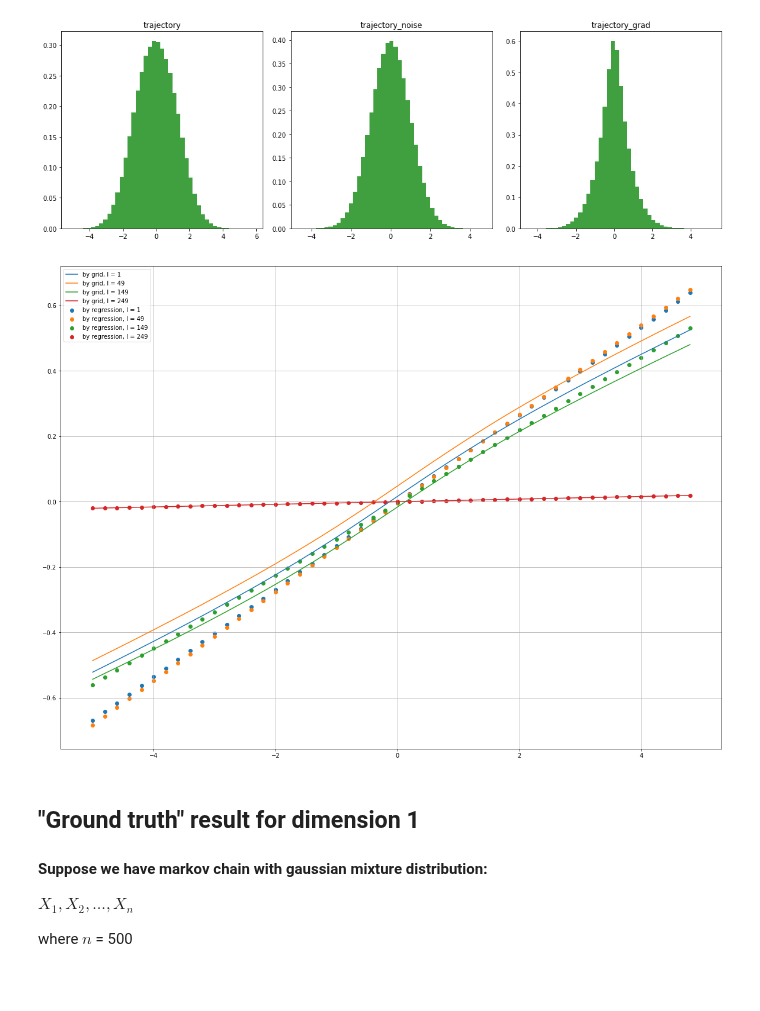
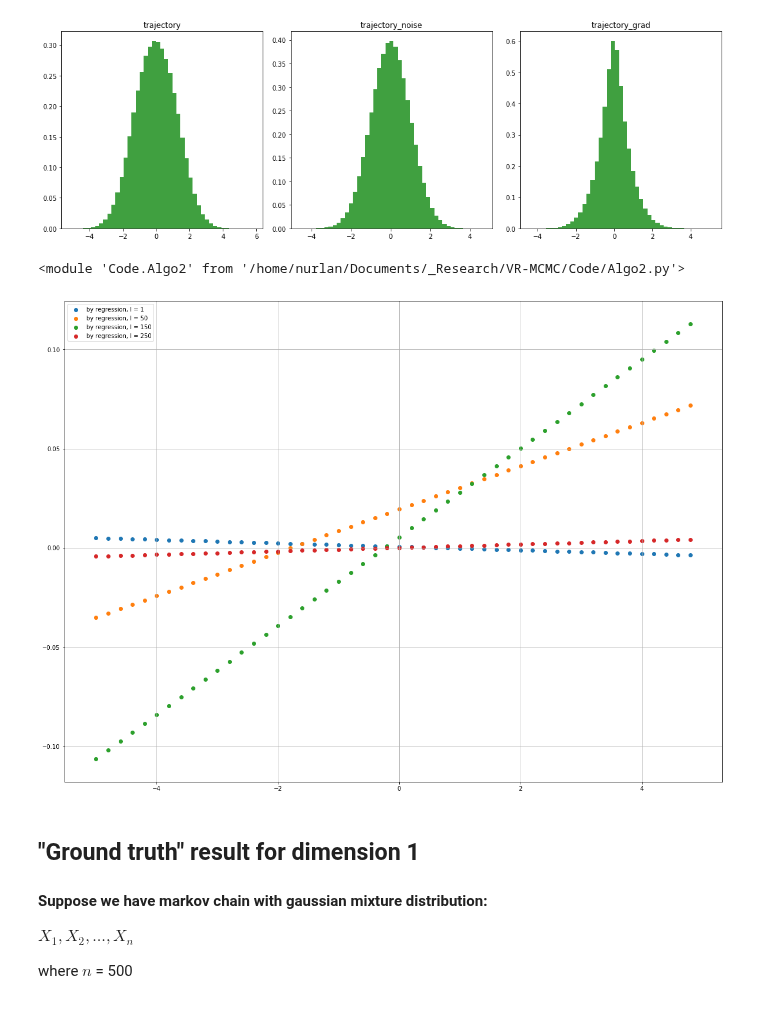
Before and after one commit to ShagadatovNurlan/VR-MCMC, a Jupyter notebook: Algo2_full_research_dimension1.ipynb, the cells around one changed output. Saved outputs shown, nothing was run; the diff lists cells and outputs as text; code cells hidden in the pictures.

Commit message:
algo2

```diff
--- a/Algo2_full_research_dimension1.ipynb
+++ b/Algo2_full_research_dimension1.ipynb
@@ -32,8 +37,8 @@ $$ \forall p = 1, \dots, n \text{ and }  i = 1, \dots , N_{train}$$
 Then I estimate:
 $$\bar{Q}_{l, n}^N (x) = \frac{1}{N_{train}} \sum_{i = 1}^{N_{train}}\sum_{p = 0}^{n-l} \frac{1}{n} X_p^{x, (i)} \quad \forall x \in I$$
 # %%
-n = 250
-N_train = 100
+n = 1000
+N_train = 5
 
 grid = np.arange(-5, 5, 0.2)
 
@@ -55,6 +60,8 @@ for l in tqdm(range(n)):
     Q_grid[l] = q_l_by_grid(grid, l, n, N_train)
 # %%
 np.save('Q_grid.npy', Q_grid)
+# %%
+Q_grid = np.load('Q_grid.npy')
 # %% [markdown]
 #### Some plots for $\bar{Q}_{l,n} (x)$ for $l \in \left\{1, 20, 50, 100,150,200, 230, 250 \right\}$ and $n = 250$
 # %%
@@ -93,9 +100,14 @@ expectation =  -0.015874962364458924
 N_test = 50
 np.random.seed(123)
 
-XX, GG, ZZ = ULA.generate_train_trajectories(X, N_train=1000,d = dim, step = h, n = n, f_grad=f_grad)
-XX_test, GG_test, ZZ_test = ULA.generate_test_trajetories(N_test=N_test, d =dim, step=h,
-                                                          burn_in=10000, n = n, f_grad=f_grad)
+XX, GG, ZZ = ULA.generate_train_trajectories(X, N_train=100,d = dim, step = h, n = n, f_grad=f_grad)
+# XX_test, GG_test, ZZ_test = ULA.generate_test_trajetories(N_test=N_test, d =dim, step=h,
+#                                                           burn_in=10000, n = n, f_grad=f_grad)
+# %%
+import importlib
+importlib.reload(Algo2)
+# %% [output]
+<module 'Code.Algo2' from '/home/nurlan/Documents/_Research/VR-MCMC/Code/Algo2.py'>
 # %%
 deg = 1
 Betas, degrees = Algo2.Q_l_fit(XX, f_target="sum", max_deg = deg)
@@ -108,17 +120,17 @@ def Q_l_predict(x, l, Betas, max_deg):
 # %%
 plt.figure(figsize=(20,15))
 q_l_predict_plot = np.zeros_like(grid)
 
-for l in [1,49,149,249]:
+for l in [0,49,149,249]:
     for i in range(grid.shape[0]):
         q_l_predict_plot[i] = Q_l_predict(grid[i], l, Betas, deg)
-    plt.plot(grid, Q_grid[l], label = "by grid, l = {}".format(l))
-    plt.scatter(grid, q_l_predict_plot, label = "by regression, l = {}".format(l), )
+#     plt.plot(grid, Q_grid[l], label = "by grid, l = {}".format(l+1))
+    plt.scatter(grid, q_l_predict_plot, label = "by regression, l = {}".format(l+1), )
 plt.legend()
 plt.grid()
 plt.show()
 # %% [output]
-[figure, old version]
+[figure, new version]
 # %% [markdown]
 ## "Ground truth" result for dimension 1
 ####  Suppose we have markov chain with gaussian mixture distribution:
```
Also changed, not shown: parts of 4 cells of this notebook, 1 other file.
